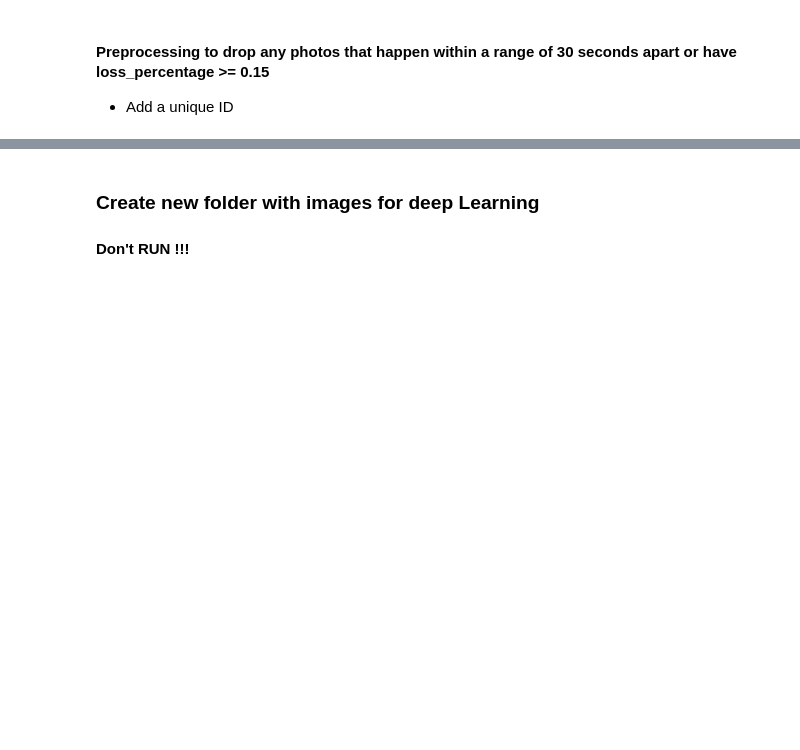
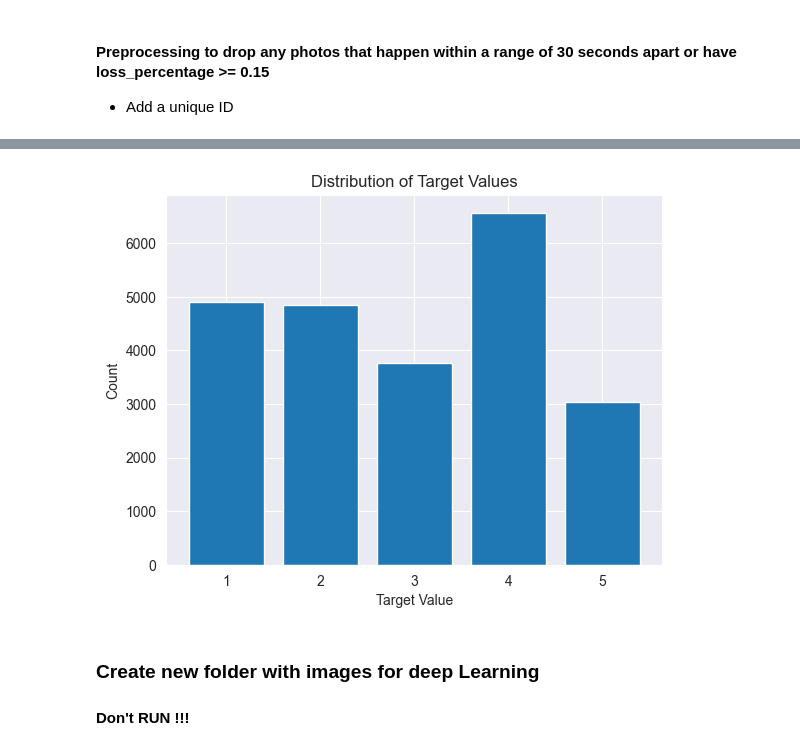
Before and after one commit to tomasrodriguesf1/CV-Project, a Jupyter notebook: Preprocessing + EDA.ipynb, the cells around one changed output, grey strips where cells are left out. Drawn from its saved outputs; the diff is of its cells as text; code cells hidden in the pictures; blank space fills up the shorter version.

```diff
--- a/Preprocessing + EDA.ipynb
+++ b/Preprocessing + EDA.ipynb
@@ -295,0 +298,17 @@ Bin 0.8 - 1.0: 3029 counts
+# %%
+def map_ranges(value):
+    if value >= 0 and value < 0.2:
+        return 1
+    elif value >= 0.2 and value < 0.4:
+        return 2
+    elif value >= 0.4 and value < 0.6:
+        return 3
+    elif value >= 0.6 and value < 0.8:
+        return 4
+    elif value >= 0.8 and value <= 1:
+        return 5
+    else:
+        return -1  # Handle values outside defined ranges
+
+# Apply the function to create the 'target' column
+filtered_df['target'] = filtered_df['loss_percentage'].apply(map_ranges)
@@ -296,3 +331,18 @@ Bin 0.8 - 1.0: 3029 counts
+# %%
+target_counts = filtered_df['target'].value_counts().sort_index()
+
+# Plot the counts
+plt.bar(target_counts.index, target_counts.values)
+
+# Add labels and title
+plt.xlabel('Target Value')
+plt.ylabel('Count')
+plt.title('Distribution of Target Values')
+
+# Show the plot
+plt.show()
+# %% [output]
+[figure, added]
 # %% [markdown]
 ### Create new folder with images for deep Learning
 
```
Also changed, not shown: parts of 6 cells of this notebook, 1 other file.
